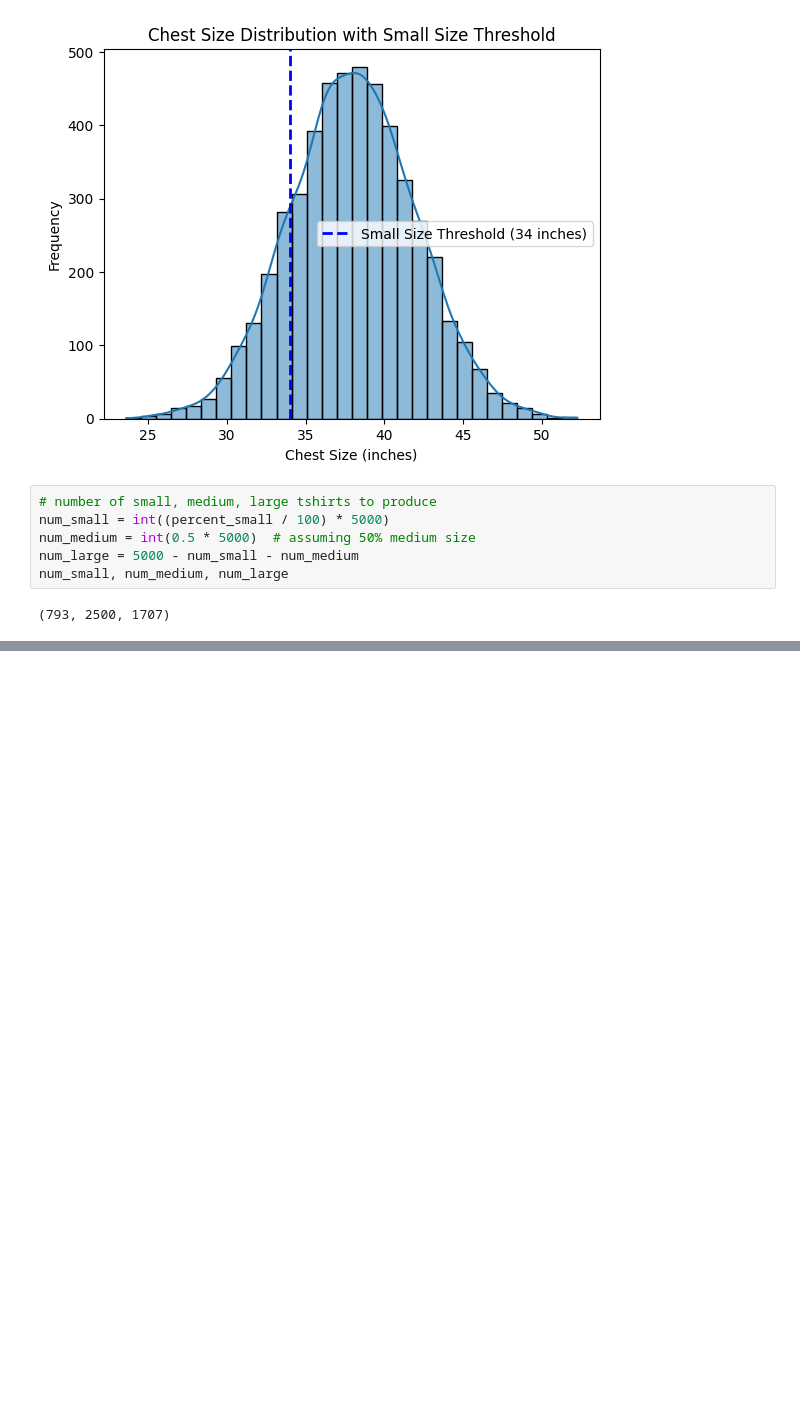
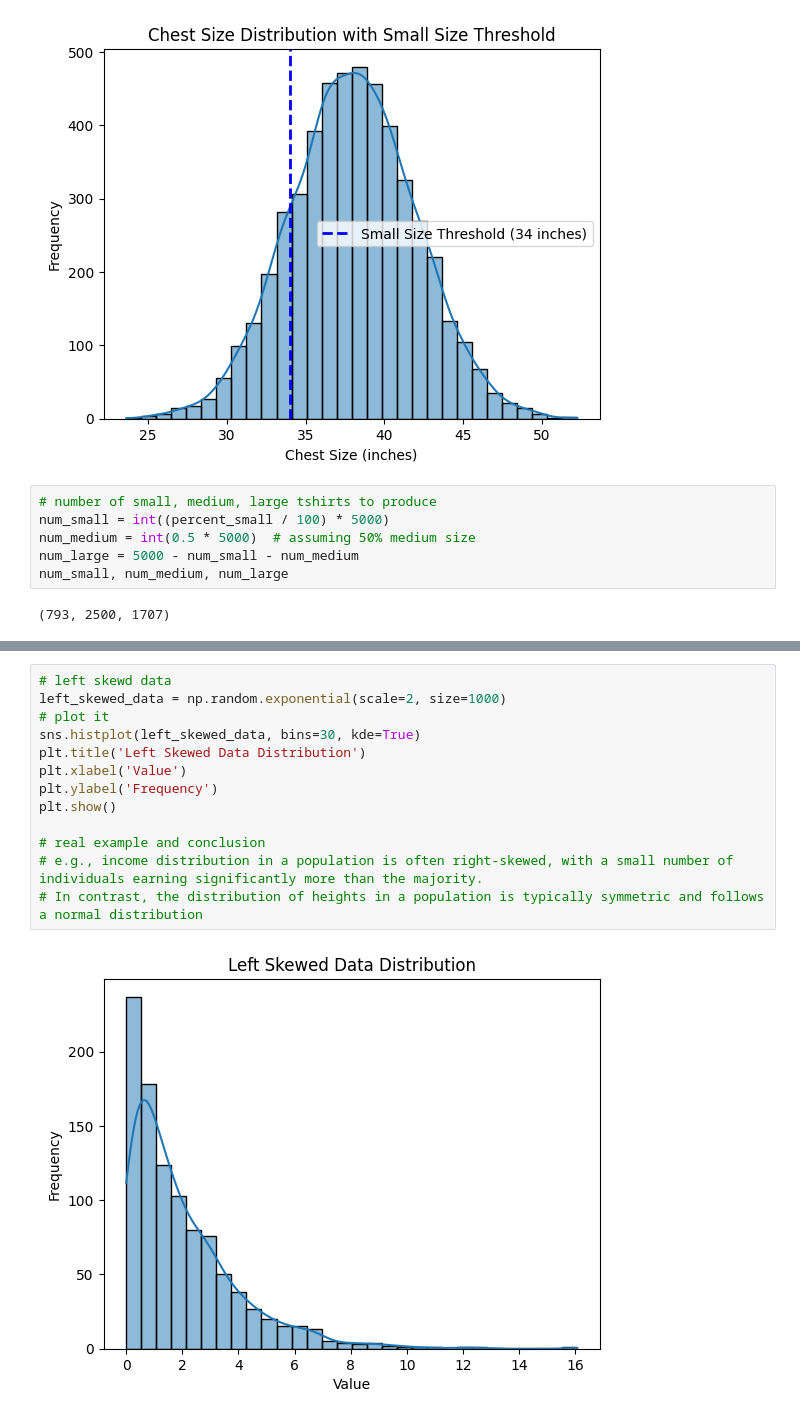
Before and after one commit to rahul8879/coachX_ds, a Jupyter notebook: Math/02_prob_stats.ipynb, the cells around one changed output, grey strips where cells are left out. Saved outputs shown, nothing was run; the diff lists cells and outputs as text; blank space fills up the shorter version.

```diff
--- a/Math/02_prob_stats.ipynb
+++ b/Math/02_prob_stats.ipynb
@@ -134,0 +151,15 @@ num_small, num_medium, num_large
+# %%
+# left skewd data
+left_skewed_data = np.random.exponential(scale=2, size=1000)
+# plot it
+sns.histplot(left_skewed_data, bins=30, kde=True)
+plt.title('Left Skewed Data Distribution')
+plt.xlabel('Value')
+plt.ylabel('Frequency')
+plt.show()
+
+# real example and conclusion
+# e.g., income distribution in a population is often right-skewed, with a small number of individuals earning significantly more than the majority.
+# In contrast, the distribution of heights in a population is typically symmetric and follows a normal distribution
+# %% [output]
+[figure, added]
```
Also changed, not shown: parts of 6 cells of this notebook.
